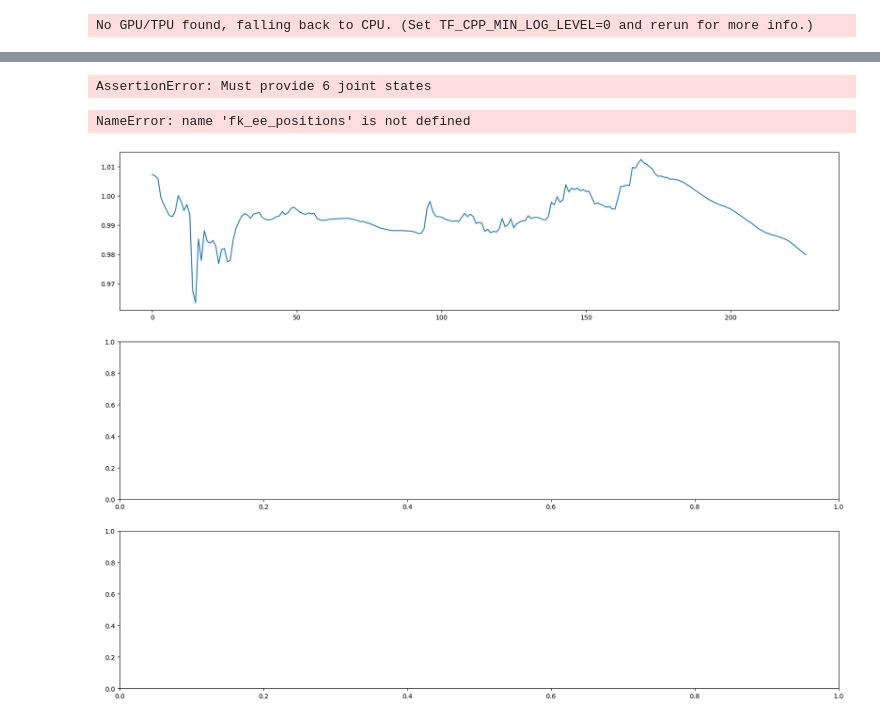
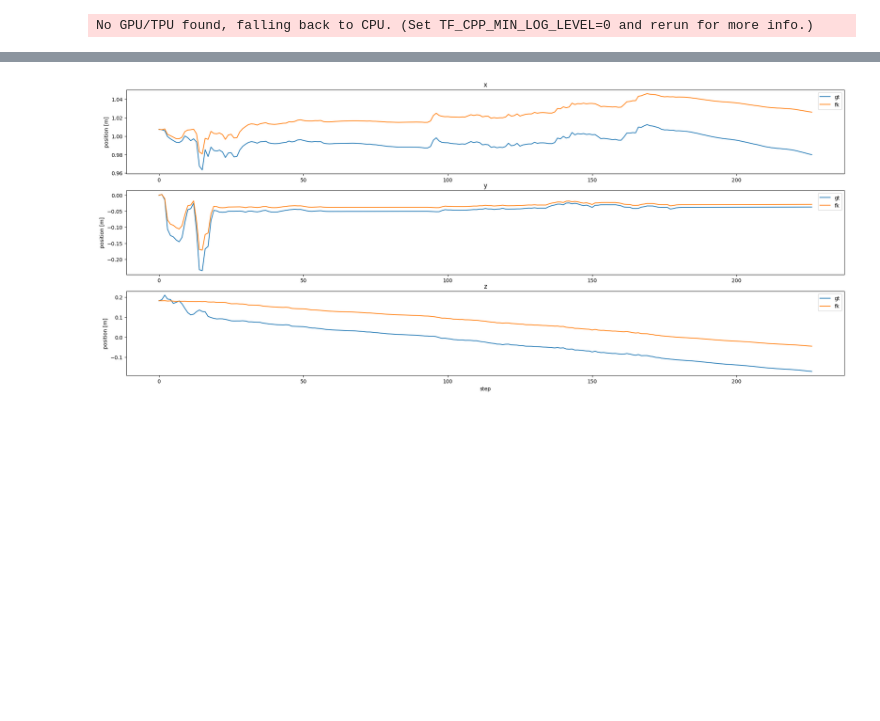
Before and after one commit to benjirer/active-learning-dynamics, a Jupyter notebook: data_analysis/transitions_analysis.ipynb, the cells around one changed output, grey strips where cells are left out. Drawn from its saved outputs; the diff is of its cells as text; code cells hidden in the pictures; blank space fills up the shorter version.

```diff
--- a/data_analysis/transitions_analysis.ipynb
+++ b/data_analysis/transitions_analysis.ipynb
@@ -29,15 +29,25 @@ command_steps = [transition.step for transition in transitions]
 arm_joint_states = [state.last_state.arm_joint_positions for state in states]
 state_steps = [state.step for state in states]
 
+# cut off at 150
+arm_joint_commands = arm_joint_commands[:150]
+command_steps = command_steps[:150]
+arm_joint_states = arm_joint_states[:150]
+state_steps = state_steps[:150]
+
 
 # plot seperately in subplot for each joint (sh0, sh1, el0, el1, wr0, wr1)
-fig, axs = plt.subplots(6, 1, figsize=(20, 15))
+fig, axs = plt.subplots(6, 1, figsize=(25, 20))
 joint_names = ["sh0", "sh1", "el0", "el1", "wr0", "wr1"]
 for i in range(6):
     axs[i].plot(command_steps, [np.rad2deg(command[i]) for command in arm_joint_commands], label="command")
     axs[i].plot(state_steps, [np.rad2deg(state[i]) for state in arm_joint_states], label="state")
     axs[i].set_title(joint_names[i])
     axs[i].legend()
+    # set x and y labels
+    if i == 5:
+        axs[i].set_xlabel("step")
+    axs[i].set_ylabel("angle [deg]")
 
 plt.show()
 # %% [output]
@@ -54,13 +64,17 @@ body_states = [[state.last_state.velocity_of_body_in_vision[0], state.last_state
 state_steps = [state.step for state in states]
 
 # plot seperately in subplot for vx, vy, w
-fig, axs = plt.subplots(3, 1, figsize=(20, 15))
+fig, axs = plt.subplots(3, 1, figsize=(25, 10))
 body_names = ["vx", "vy", "w"]
 for i in range(3):
     axs[i].plot(command_steps, [command[i] for command in body_commands], label="command")
     axs[i].plot(state_steps, [state[i] for state in body_states], label="state")
     axs[i].set_title(body_names[i])
     axs[i].legend()
+    # set x and y labels
+    if i == 2:
+        axs[i].set_xlabel("step")
+    axs[i].set_ylabel("velocity [m/s]")
 
 plt.show()
 # %% [output]
@@ -80,21 +94,22 @@ state_steps = [state.step for state in states]
 gt_ee_positions = [[state.last_state.pose_of_hand[0], state.last_state.pose_of_hand[1], state.last_state.pose_of_hand[2]] for state in states]
 
 # get fk arm end effector positions
-fk_ee_positions_cs = [spot_arm_fk.get_ee_position([arm_joint_position[0], arm_joint_position[1], arm_joint_position[2], 0.0, arm_joint_position[3], arm_joint_position[4], arm_joint_position[5]]) for arm_joint_position in arm_joint_positions]
+fk_ee_positions_cs = [spot_arm_fk.get_ee_position([arm_joint_position[0], arm_joint_position[1], arm_joint_position[2], arm_joint_position[3], arm_joint_position[4], arm_joint_position[5]]) for arm_joint_position in arm_joint_positions]
 fk_ee_positions = np.array([dm.full().flatten() for dm in fk_ee_positions_cs])
-# %% [output]
-AssertionError: Must provide 6 joint states
 # %%
 # plot the fk and gt end effector positions
-fig, axs = plt.subplots(3, 1, figsize=(20, 15))
+fig, axs = plt.subplots(3, 1, figsize=(25, 10))
 ee_names = ["x", "y", "z"]
 for i in range(3):
     axs[i].plot(state_steps, [gt_ee_position[i] for gt_ee_position in gt_ee_positions], label="gt")
     axs[i].plot(state_steps, [fk_ee_position[i] for fk_ee_position in fk_ee_positions], label="fk")
     axs[i].set_title(ee_names[i])
     axs[i].legend()
+    # set x and y labels
+    if i == 2:
+        axs[i].set_xlabel("step")
+    axs[i].set_ylabel("position [m]")
 
 plt.show()
 # %% [output]
-NameError: name 'fk_ee_positions' is not defined
-[figure, old version]
+[figure, new version]
```
Also changed, not shown: parts of 2 cells of this notebook, 8 other files.
